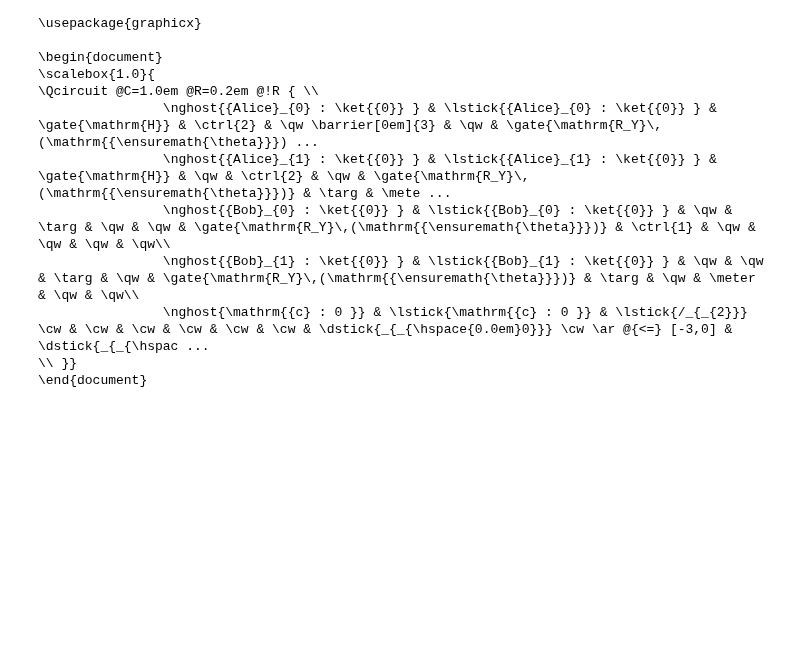
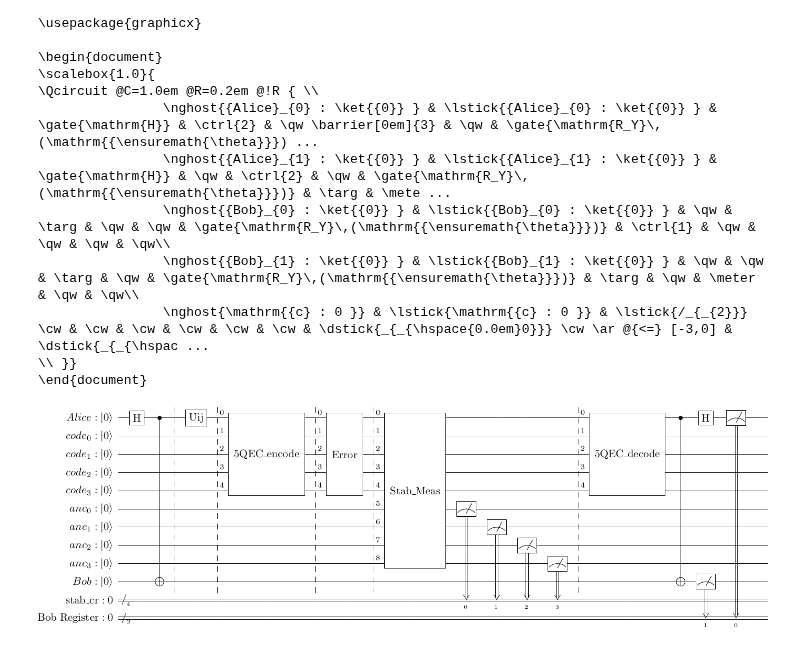
Before and after one commit to syedshubha/QNET25_Shubha, a Jupyter notebook: DenseErrorCKT.ipynb, the cells around one changed output. Saved outputs shown, nothing was run; the diff lists cells and outputs as text; code cells hidden in the pictures; blank space fills up the shorter version.

```diff
--- a/DenseErrorCKT.ipynb
+++ b/DenseErrorCKT.ipynb
@@ -136,3 +136,50 @@ print(latex_source)
                 \nghost{\mathrm{{c} : 0 }} & \lstick{\mathrm{{c} : 0 }} & \lstick{/_{_{2}}} \cw & \cw & \cw & \cw & \cw & \cw & \dstick{_{_{\hspace{0.0em}0}}} \cw \ar @{<=} [-3,0] & \dstick{_{_{\hspac ...
 \\ }}
 \end{document}
+# %%
+alice = QuantumRegister(1, name='Alice')
+code = QuantumRegister(4, name='code')
+anc  = QuantumRegister(4, name='anc')
+stab_cr = ClassicalRegister(4, name='stab_cr')
+bob = QuantumRegister(1, name='Bob')
+cr = ClassicalRegister(2, name= "Bob Register")
+QEC = QuantumCircuit(alice, code, anc, bob, stab_cr, cr)
+
+# Create a custom gate
+error = Gate(name='Error', num_qubits=5, params=[])
+encode = Gate(name='Uij', num_qubits=1, params=[])
+encode_gate = Gate(name='5QEC_encode', num_qubits=5, params=[])
+stab_gate   = Gate(name='Stab_Meas', num_qubits=9, params=[])  # 5 code qubits + 4 ancilla qubits
+decode_gate = Gate(name='5QEC_decode', num_qubits=5, params=[])
+
+QEC.h(0)
+QEC.cx(0, 9)
+
+QEC.barrier()
+
+QEC.append(encode,[0])
+QEC.barrier()
+
+QEC.append(encode_gate, [0,1,2,3,4])
+QEC.barrier()
+
+QEC.append(error, [0,1,2,3,4])
+
+QEC.barrier()
+
+QEC.append(stab_gate, [0,1,2,3,4,5,6,7,8])
+QEC.measure([5,6,7,8],[0,1,2,3])
+QEC.barrier()
+
+QEC.append(decode_gate, [0,1,2,3,4])
+
+# Decode the message (Step 3)
+QEC.cx(0,9)  # Apply CNOT gate
+QEC.h(0)  # Apply Hadamard gate
+
+# Measure the qubits
+QEC.measure([0, 9],[4,5])
+
+QEC.draw(output="latex", initial_state=True)
+# %% [output]
+[figure, added]
```
Also changed, not shown: parts of 3 cells of this notebook.
